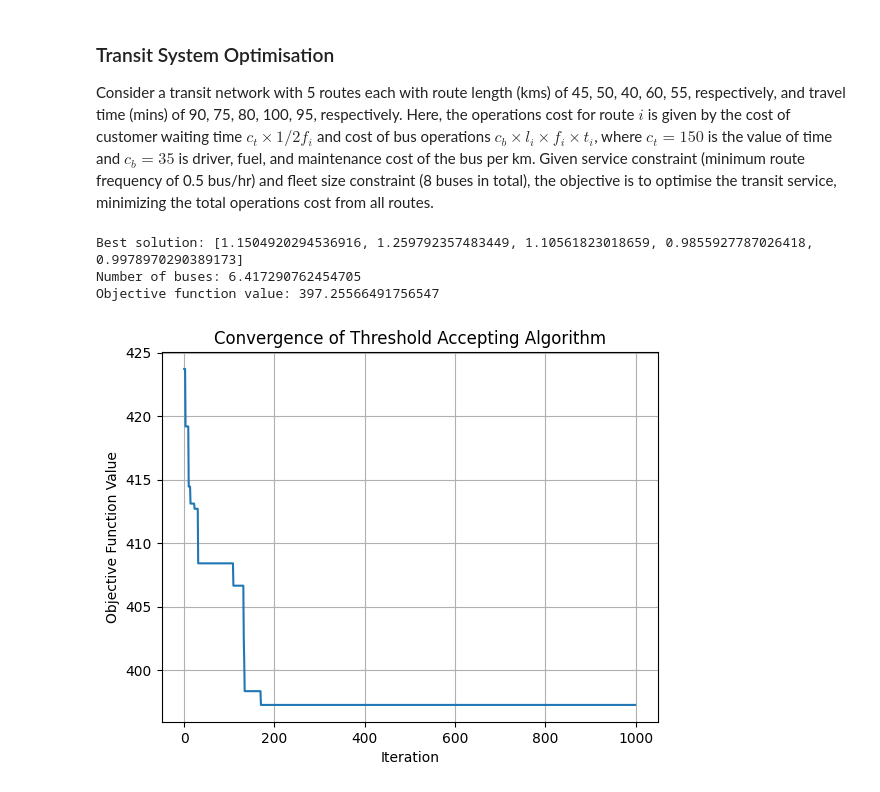
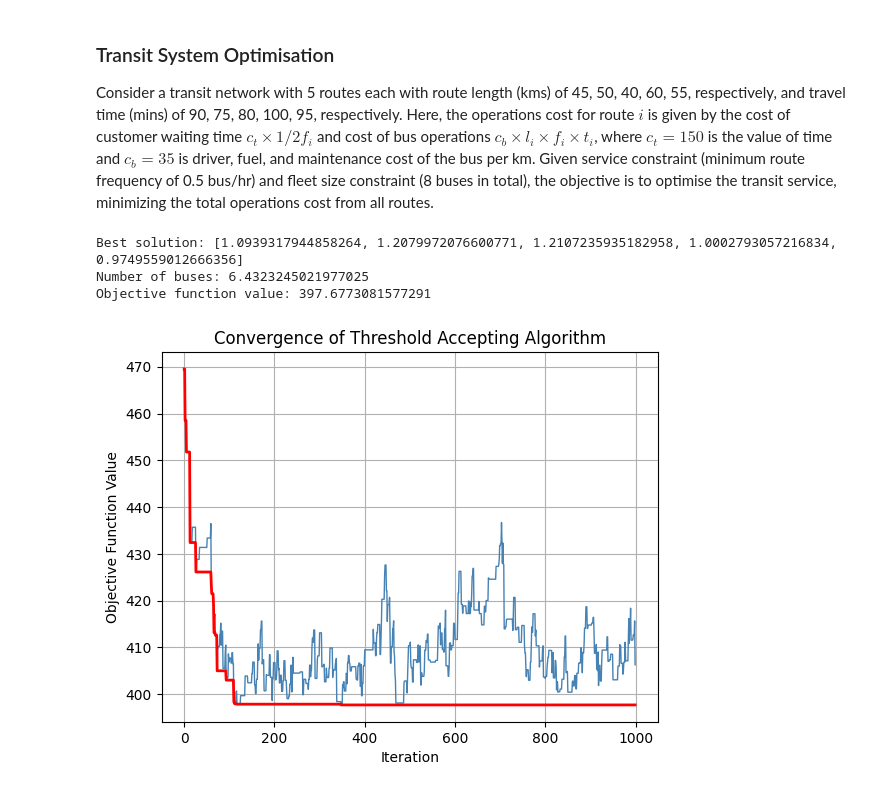
Before and after one commit to anmpahwa/CE5972, a Jupyter notebook: book/content/lecture_31.ipynb, the cells around one changed output. Cells and saved outputs as stored; diff of their text form; code cells hidden in the pictures.

```diff
--- a/book/content/lecture_31.ipynb
+++ b/book/content/lecture_31.ipynb
@@ -50,11 +50,12 @@ def ta(s_o, N, D, n=100, t=1e-5):
     - t: Convergence threshold
 
     Returns:
-    - Best solution found in each iteration
+    - Current and Best solution found in each iteration
     """
     s   = s_o     # Current solution
     s_b = s       # Best solution found
-    S   = [s_b]   # Track best solutions over iterations
+    S_c = [s_b]   # Track current solutions over iterations
+    S_b = [s_b]   # Track best solutions over iterations
 
     i = 1
     e = float('inf')
@@ -70,13 +71,14 @@ def ta(s_o, N, D, n=100, t=1e-5):
             e = f(s_b) - f(s)
             s_b = s
 
-        S.append(s_b)                   # Store the best solution at each iteration
+        S_c.append(s)                   # Store best solution at each iteration
+        S_b.append(s_b)                 # Store best solution at each iteration
 
         i += 1
         if i >= n or e <= t:            # Convergence condition
             converged = True
 
-    return S
+    return S_c, S_b
 # %% [markdown]
 ---
 
@@ -199,38 +203,40 @@ def f(s):
 
     return c
 
 # Generate Neighbourhood
 def N(s):
     s = s.copy()
     for i in range(0,len(s)):
       s[i] += np.random.uniform(-0.1, 0.1)
 
     return s
 
 s_o = [random.uniform(0.5, 1.5), random.uniform(0.5, 1.5), random.uniform(0.5, 1.5), random.uniform(0.5, 1.5), random.uniform(0.5, 1.5)]
-S   = ta(s_o, N, 5, 1000)
-s_b = S[-1]
-F   = [f(s) for s in S]
+S_c, S_b = ta(s_o, N, 5, 1000)
+F_c = [f(s) for s in S_c]
+F_b = [f(s) for s in S_b]
 
+s_b = S_b[-1]
 nob = 0
 for i in range(0,len(s_b)-1):
     nob += s_b[i] * t[i] / 60
 
 # Report outcome
 print("Best solution:", s_b)
 print("Number of buses:", nob)
 print("Objective function value:", f(s_b))
 
 # Convergence plot
 fig = plt.figure()
-plt.plot(F)
+plt.plot(F_c, label='current', color='steelblue', linewidth=1)
+plt.plot(F_b, label='best', color='red', linewidth=2)
 plt.xlabel("Iteration")
 plt.ylabel("Objective Function Value")
 plt.title("Convergence of Threshold Accepting Algorithm")
 plt.grid()
 plt.show()
 # %% [output]
-Best solution: [1.1504920294536916, 1.259792357483449, 1.10561823018659, 0.9855927787026418, 0.9978970290389173]
-Number of buses: 6.417290762454705
-Objective function value: 397.25566491756547
+Best solution: [1.0939317944858264, 1.2079972076600771, 1.2107235935182958, 1.0002793057216834, 0.9749559012666356]
+Number of buses: 6.4323245021977025
+Objective function value: 397.6773081577291
-[figure, old version]
+[figure, new version]
```
Also changed, not shown: parts of 1 cell of this notebook.
